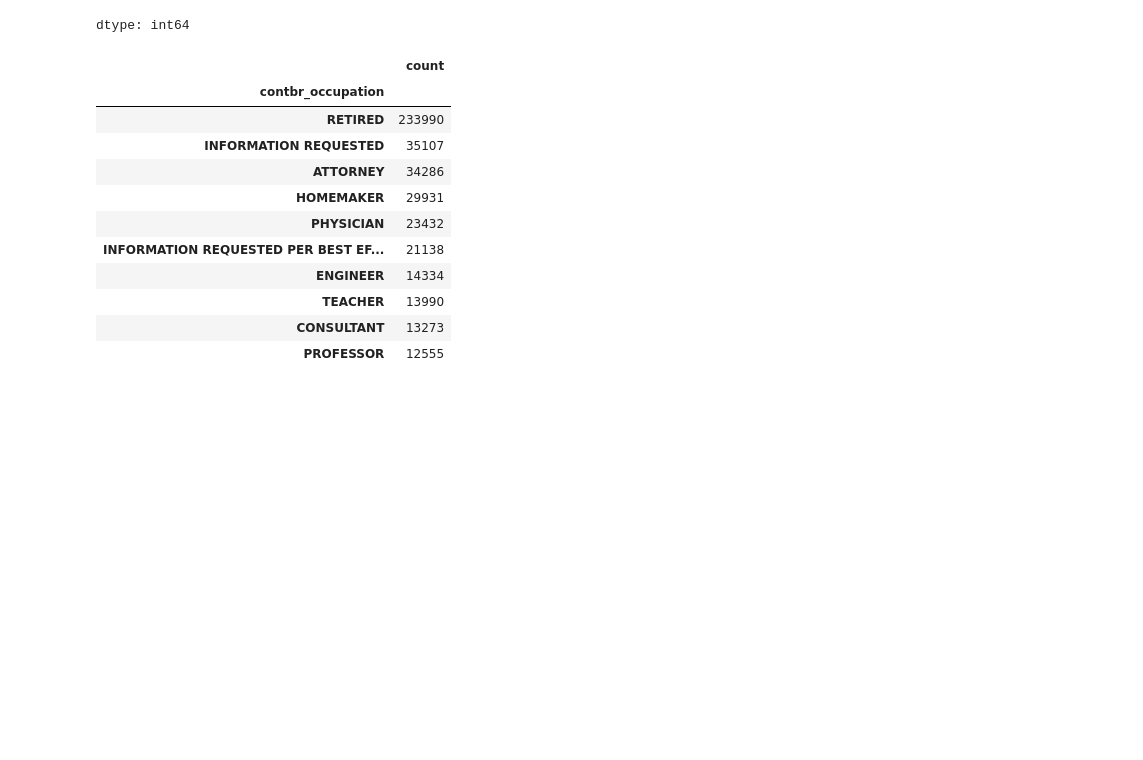
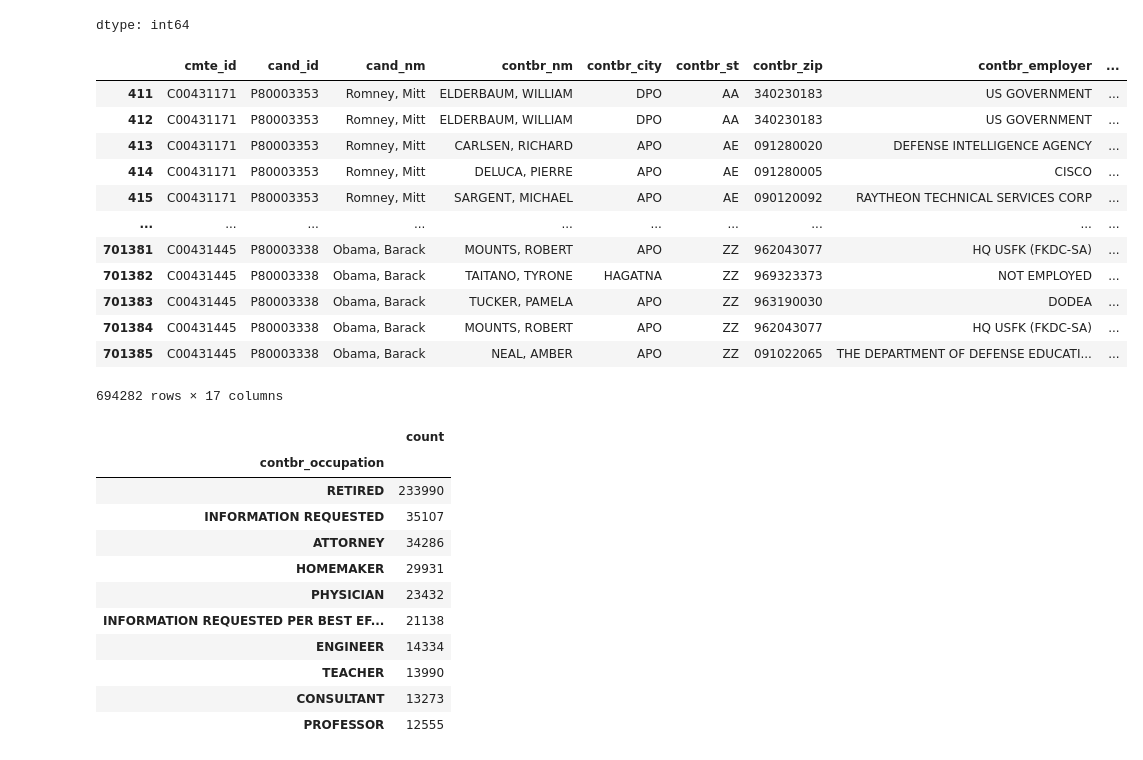
Before and after one commit to ancestor9/2026_Fall_Application-Deployment, a Jupyter notebook: 20261106/ch13_5_2012_Federal_Election_Commission_Database.ipynb, the cells around one changed output. Saved outputs shown, nothing was run; the diff lists cells and outputs as text; code cells hidden in the pictures; blank space fills up the shorter version.

```diff
--- a/20261106/ch13_5_2012_Federal_Election_Commission_Database.ipynb
+++ b/20261106/ch13_5_2012_Federal_Election_Commission_Database.ipynb
@@ -200,7 +234,23 @@ dtype: int64
 # %%
 fec = fec[fec["contb_receipt_amt"] > 0]
 # %%
+# @title 주요 두 대선 후보(Mitt Romney & Barack Obama)"의 후원금 데이터만 필터링한 데이터프레임(DataFrame)
 fec_mrbo = fec[fec["cand_nm"].isin(["Obama, Barack", "Romney, Mitt"])]
+fec_mrbo
+# %% [output]
+|  | cmte_id | cand_id | cand_nm | contbr_nm | contbr_city | contbr_st | contbr_zip | contbr_employer | ... |
+| 411 | C00431171 | P80003353 | Romney, Mitt | ELDERBAUM, WILLIAM | DPO | AA | 340230183 | US GOVERNMENT | ... |
+| 412 | C00431171 | P80003353 | Romney, Mitt | ELDERBAUM, WILLIAM | DPO | AA | 340230183 | US GOVERNMENT | ... |
+| 413 | C00431171 | P80003353 | Romney, Mitt | CARLSEN, RICHARD | APO | AE | 091280020 | DEFENSE INTELLIGENCE AGENCY | ... |
+| 414 | C00431171 | P80003353 | Romney, Mitt | DELUCA, PIERRE | APO | AE | 091280005 | CISCO | ... |
+| 415 | C00431171 | P80003353 | Romney, Mitt | SARGENT, MICHAEL | APO | AE | 090120092 | RAYTHEON TECHNICAL SERVICES CORP | ... |
+| ... | ... | ... | ... | ... | ... | ... | ... | ... | ... |
+| 701381 | C00431445 | P80003338 | Obama, Barack | MOUNTS, ROBERT | APO | ZZ | 962043077 | HQ USFK (FKDC-SA) | ... |
+| 701382 | C00431445 | P80003338 | Obama, Barack | TAITANO, TYRONE | HAGATNA | ZZ | 969323373 | NOT EMPLOYED | ... |
+| 701383 | C00431445 | P80003338 | Obama, Barack | TUCKER, PAMELA | APO | ZZ | 963190030 | DODEA | ... |
+| 701384 | C00431445 | P80003338 | Obama, Barack | MOUNTS, ROBERT | APO | ZZ | 962043077 | HQ USFK (FKDC-SA) | ... |
+| 701385 | C00431445 | P80003338 | Obama, Barack | NEAL, AMBER | APO | ZZ | 091022065 | THE DEPARTMENT OF DEFENSE EDUCATI... | ... |
+694282 rows × 17 columns
 # %%
 fec["contbr_occupation"].value_counts()[:10]
 # %% [output]
```
Also changed, not shown: parts of 13 cells of this notebook.
